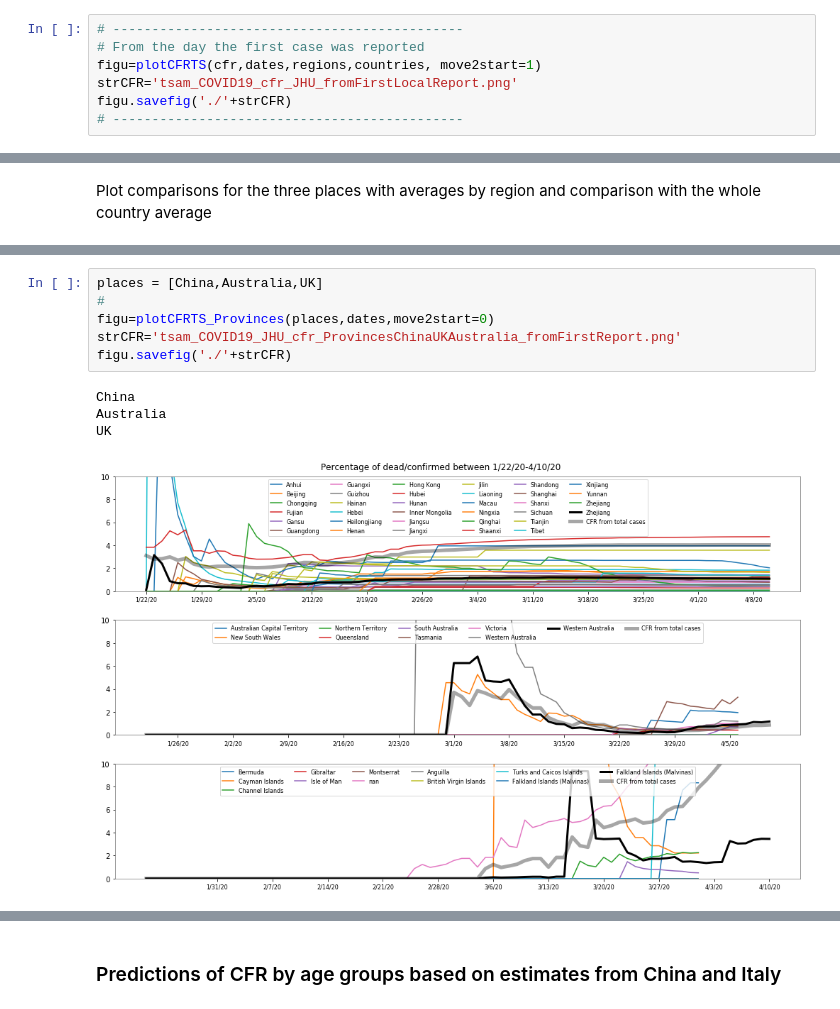
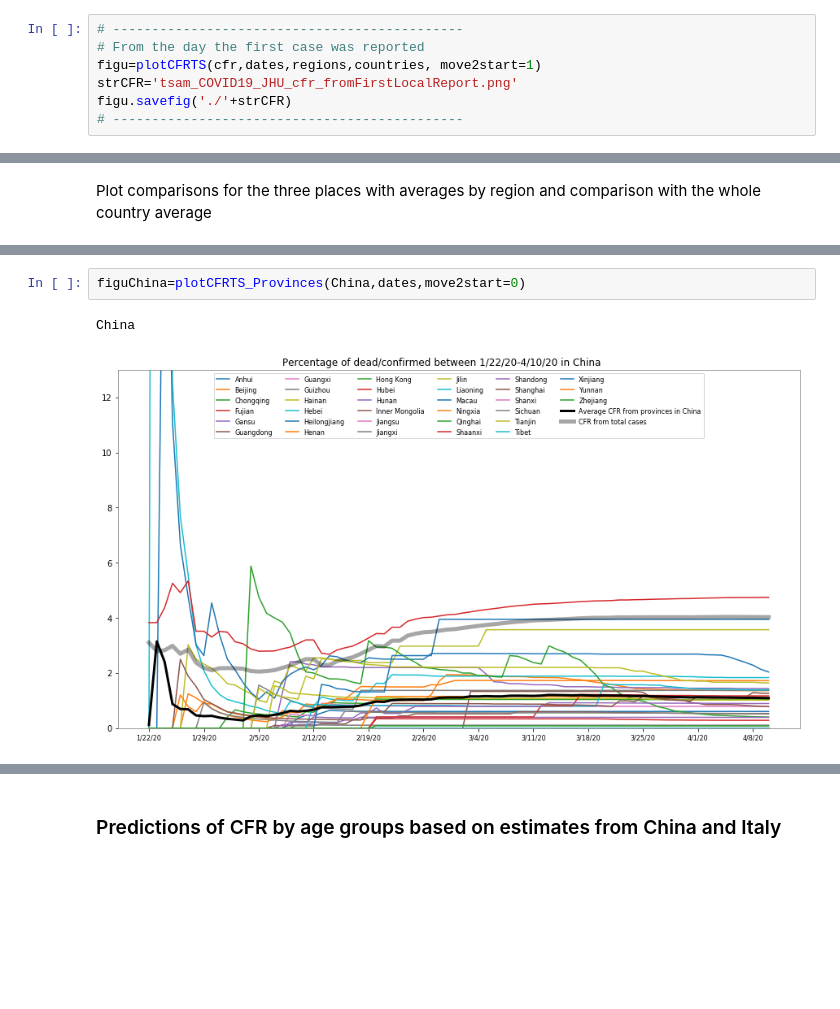
Before and after one commit to scab-unam/dam_COVID-19, a Jupyter notebook: tsam_COVID-19_JHU_cfr_Jan2020-.ipynb, the cells around one changed output, grey strips where cells are left out. Saved outputs shown, nothing was run; the diff lists cells and outputs as text; blank space fills up the shorter version.

```diff
--- a/tsam_COVID-19_JHU_cfr_Jan2020-.ipynb
+++ b/tsam_COVID-19_JHU_cfr_Jan2020-.ipynb
@@ -321,7 +328,7 @@ figu.savefig('./'+strCFR)
 # ---------------------------------------------
 # From the day the first case was reported
 figu=plotCFRTS(cfr,dates,regions,countries, move2start=1)
-strCFR='tsam_COVID19_cfr_JHU_fromFirstLocalReport.png'
+strCFR='tsam_COVID19_JHU_cfr_fromFirstLocalReport.png'
 figu.savefig('./'+strCFR)
 # ---------------------------------------------
 # %% [output]
@@ -437,13 +454,7 @@ def plotCFRTS_Provinces(places,dates,move2start=1):
     gr.ion(); gr.draw(); gr.show()
     return figu
-# %%
-places = [China,Australia,UK]
-#
-figu=plotCFRTS_Provinces(places,dates,move2start=0)
-strCFR='tsam_COVID19_JHU_cfr_ProvincesChinaUKAustralia_fromFirstReport.png'
-figu.savefig('./'+strCFR)
-# %% [output]
-China
-Australia
-UK
-[figure, removed]
+# %%
+figuChina=plotCFRTS_Provinces(China,dates,move2start=0)
+# %% [output]
+China
+[figure, added]
```
Also changed, not shown: parts of 21 cells of this notebook, 14 other files.
